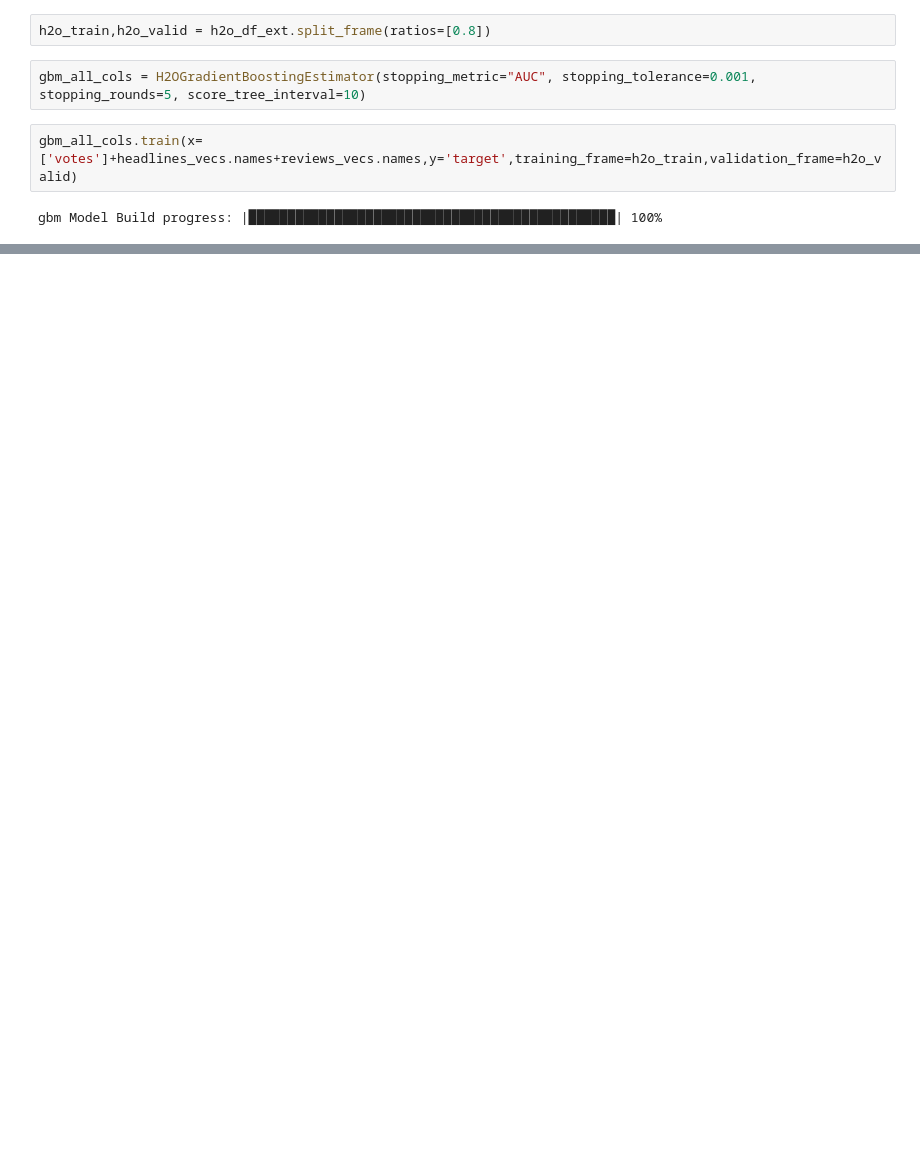
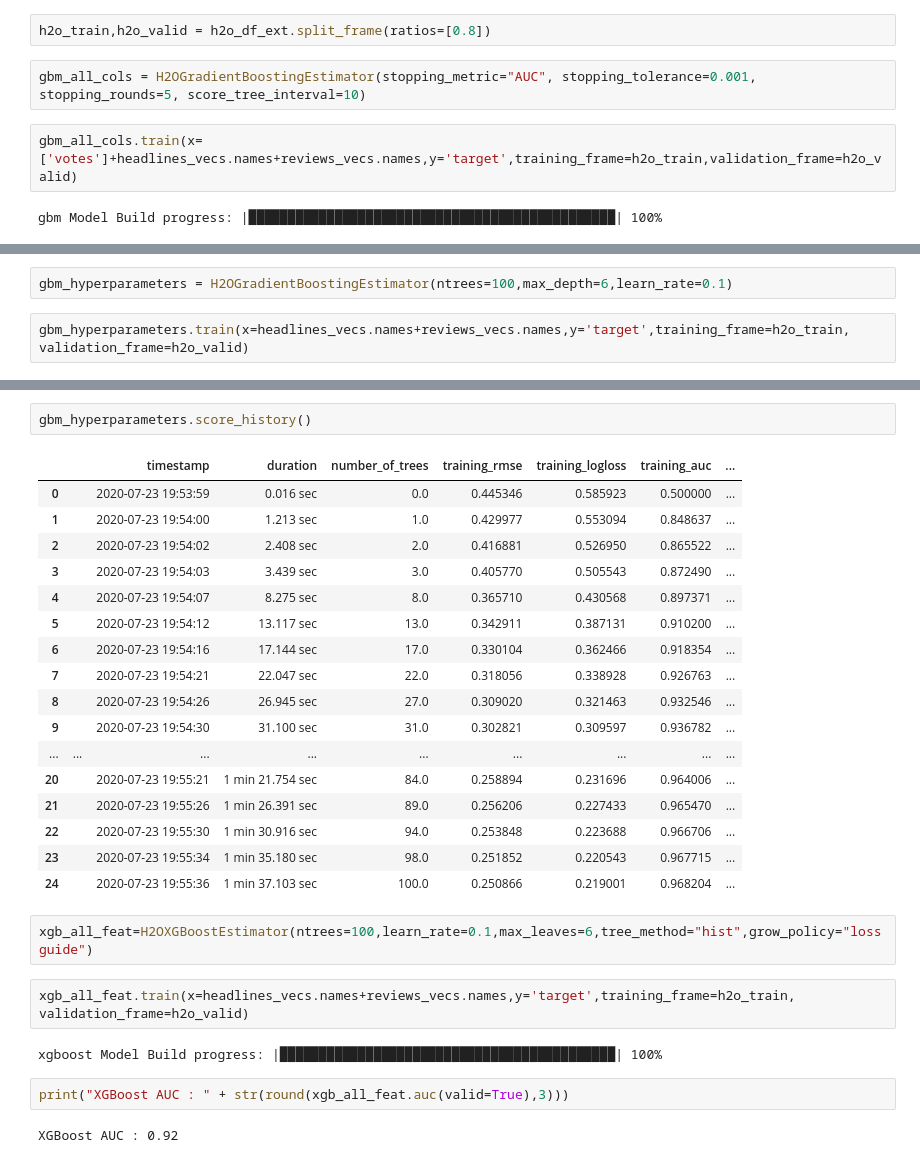
Before and after one commit to kappakpr/DeepLearning, a Jupyter notebook: senti2_GBM_H2O.ipynb, the cells around one changed output, grey strips where cells are left out. Cells and saved outputs as stored; diff of their text form; blank space fills up the shorter version.

```diff
--- a/senti2_GBM_H2O.ipynb
+++ b/senti2_GBM_H2O.ipynb
@@ -443,0 +440,4 @@ gbm_all_cols.varimp_plot()
+# %%
+gbm_hyperparameters = H2OGradientBoostingEstimator(ntrees=100,max_depth=6,learn_rate=0.1)
+# %%
+gbm_hyperparameters.train(x=headlines_vecs.names+reviews_vecs.names,y='target',training_frame=h2o_train, validation_frame=h2o_valid)
@@ -443,0 +458,30 @@ gbm_all_cols.varimp_plot()
+# %%
+gbm_hyperparameters.score_history()
+# %% [output]
+|  |  | timestamp | duration | number_of_trees | training_rmse | training_logloss | training_auc | ... |
+| 0 |  | 2020-07-23 19:53:59 | 0.016 sec | 0.0 | 0.445346 | 0.585923 | 0.500000 | ... |
+| 1 |  | 2020-07-23 19:54:00 | 1.213 sec | 1.0 | 0.429977 | 0.553094 | 0.848637 | ... |
+| 2 |  | 2020-07-23 19:54:02 | 2.408 sec | 2.0 | 0.416881 | 0.526950 | 0.865522 | ... |
+| 3 |  | 2020-07-23 19:54:03 | 3.439 sec | 3.0 | 0.405770 | 0.505543 | 0.872490 | ... |
+| 4 |  | 2020-07-23 19:54:07 | 8.275 sec | 8.0 | 0.365710 | 0.430568 | 0.897371 | ... |
+| 5 |  | 2020-07-23 19:54:12 | 13.117 sec | 13.0 | 0.342911 | 0.387131 | 0.910200 | ... |
+| 6 |  | 2020-07-23 19:54:16 | 17.144 sec | 17.0 | 0.330104 | 0.362466 | 0.918354 | ... |
+| 7 |  | 2020-07-23 19:54:21 | 22.047 sec | 22.0 | 0.318056 | 0.338928 | 0.926763 | ... |
+| 8 |  | 2020-07-23 19:54:26 | 26.945 sec | 27.0 | 0.309020 | 0.321463 | 0.932546 | ... |
+| 9 |  | 2020-07-23 19:54:30 | 31.100 sec | 31.0 | 0.302821 | 0.309597 | 0.936782 | ... |
+| ... | ... | ... | ... | ... | ... | ... | ... | ... |
+| 20 |  | 2020-07-23 19:55:21 | 1 min 21.754 sec | 84.0 | 0.258894 | 0.231696 | 0.964006 | ... |
+| 21 |  | 2020-07-23 19:55:26 | 1 min 26.391 sec | 89.0 | 0.256206 | 0.227433 | 0.965470 | ... |
+| 22 |  | 2020-07-23 19:55:30 | 1 min 30.916 sec | 94.0 | 0.253848 | 0.223688 | 0.966706 | ... |
+| 23 |  | 2020-07-23 19:55:34 | 1 min 35.180 sec | 98.0 | 0.251852 | 0.220543 | 0.967715 | ... |
+| 24 |  | 2020-07-23 19:55:36 | 1 min 37.103 sec | 100.0 | 0.250866 | 0.219001 | 0.968204 | ... |
+# %%
+xgb_all_feat=H2OXGBoostEstimator(ntrees=100,learn_rate=0.1,max_leaves=6,tree_method="hist",grow_policy="lossguide")
+# %%
+xgb_all_feat.train(x=headlines_vecs.names+reviews_vecs.names,y='target',training_frame=h2o_train, validation_frame=h2o_valid)
+# %% [output]
+xgboost Model Build progress: |███████████████████████████████████████████| 100%
+# %%
+print("XGBoost AUC : " + str(round(xgb_all_feat.auc(valid=True),3)))
+# %% [output]
+XGBoost AUC : 0.92
```
Also changed, not shown: parts of 38 cells of this notebook.
